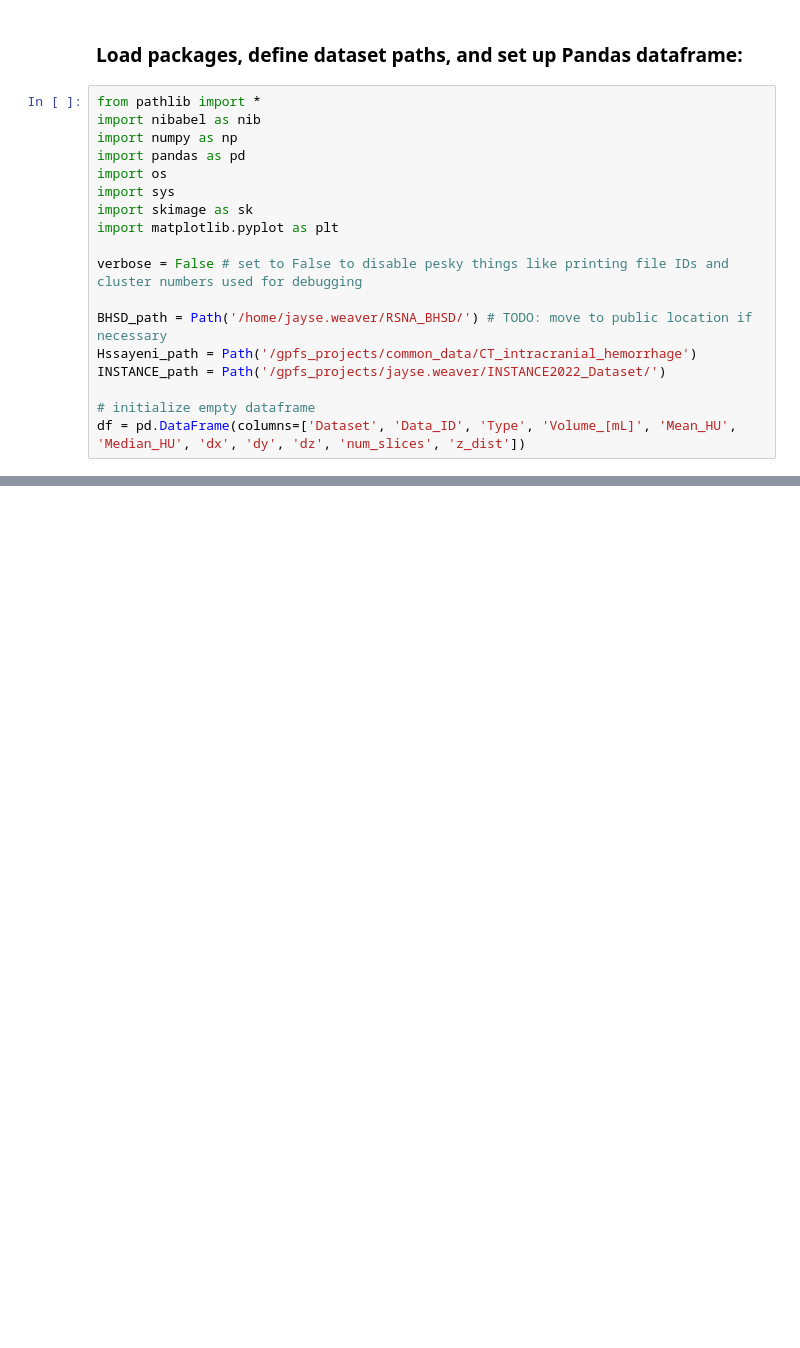
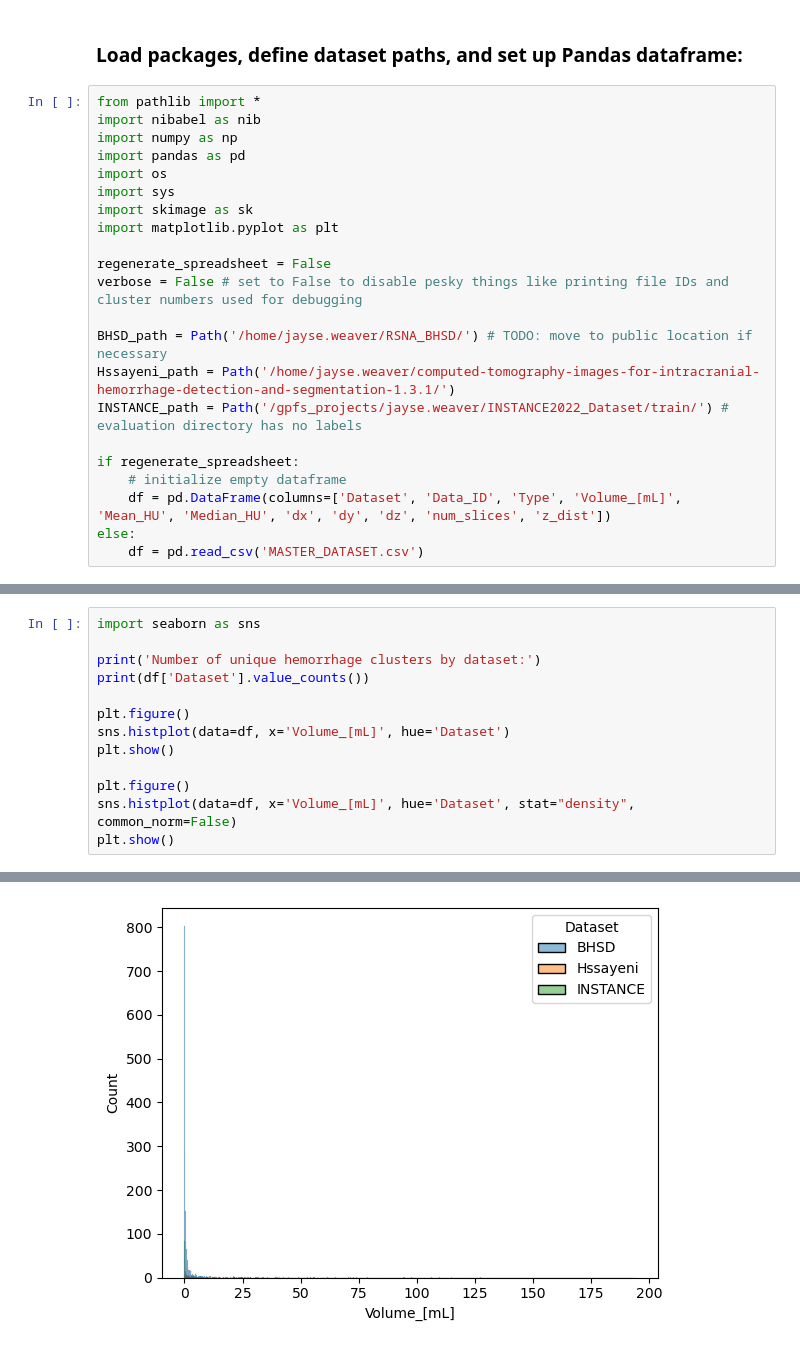
Before and after one commit to DIDSR/InSilicoICH, a Jupyter notebook: notebooks/Aim_1point1.ipynb, the cells around one changed output, grey strips where cells are left out. Cells and saved outputs as stored; diff of their text form; blank space fills up the shorter version.

Commit message:
Compiled all 3 datasets to master spreadsheet

```diff
--- a/notebooks/Aim_1point1.ipynb
+++ b/notebooks/Aim_1point1.ipynb
@@ -28,12 +28,16 @@ import sys
 import skimage as sk
 import matplotlib.pyplot as plt
 
+regenerate_spreadsheet = False
 verbose = False # set to False to disable pesky things like printing file IDs and cluster numbers used for debugging
 
 BHSD_path = Path('/home/jayse.weaver/RSNA_BHSD/') # TODO: move to public location if necessary
-Hssayeni_path = Path('/gpfs_projects/common_data/CT_intracranial_hemorrhage')
-INSTANCE_path = Path('/gpfs_projects/jayse.weaver/INSTANCE2022_Dataset/')
+Hssayeni_path = Path('/home/jayse.weaver/computed-tomography-images-for-intracranial-hemorrhage-detection-and-segmentation-1.3.1/')
+INSTANCE_path = Path('/gpfs_projects/jayse.weaver/INSTANCE2022_Dataset/train/') # evaluation directory has no labels
 
-# initialize empty dataframe
-df = pd.DataFrame(columns=['Dataset', 'Data_ID', 'Type', 'Volume_[mL]', 'Mean_HU', 'Median_HU', 'dx', 'dy', 'dz', 'num_slices', 'z_dist'])
+if regenerate_spreadsheet:
+    # initialize empty dataframe
+    df = pd.DataFrame(columns=['Dataset', 'Data_ID', 'Type', 'Volume_[mL]', 'Mean_HU', 'Median_HU', 'dx', 'dy', 'dz', 'num_slices', 'z_dist'])
+else:
+    df = pd.read_csv('MASTER_DATASET.csv')
 # %% [markdown]
@@ -100,0 +221,14 @@ df.to_csv('MASTER_DATASET_TEST.csv')
+# %%
+import seaborn as sns
+
+print('Number of unique hemorrhage clusters by dataset:')
+print(df['Dataset'].value_counts())
+
+plt.figure()
+sns.histplot(data=df, x='Volume_[mL]', hue='Dataset')
+plt.show()
+
+plt.figure()
+sns.histplot(data=df, x='Volume_[mL]', hue='Dataset', stat="density", common_norm=False)
+plt.show()
+# %% [output]
@@ -100,0 +241 @@ df.to_csv('MASTER_DATASET_TEST.csv')
+[figure, added]
```
Also changed, not shown: parts of 9 cells of this notebook, 1 other file.
